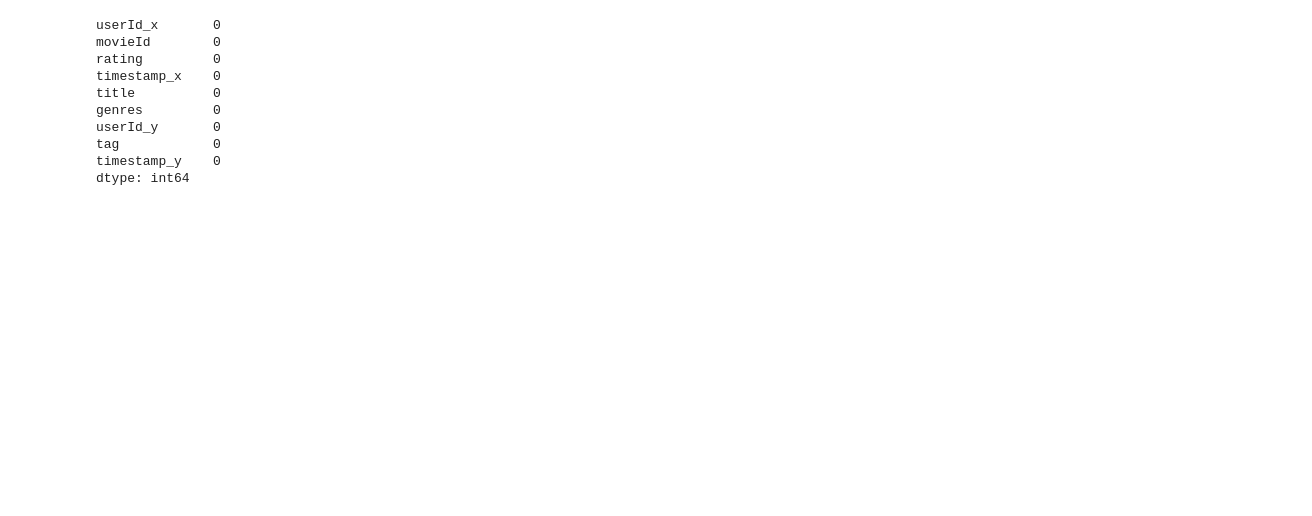
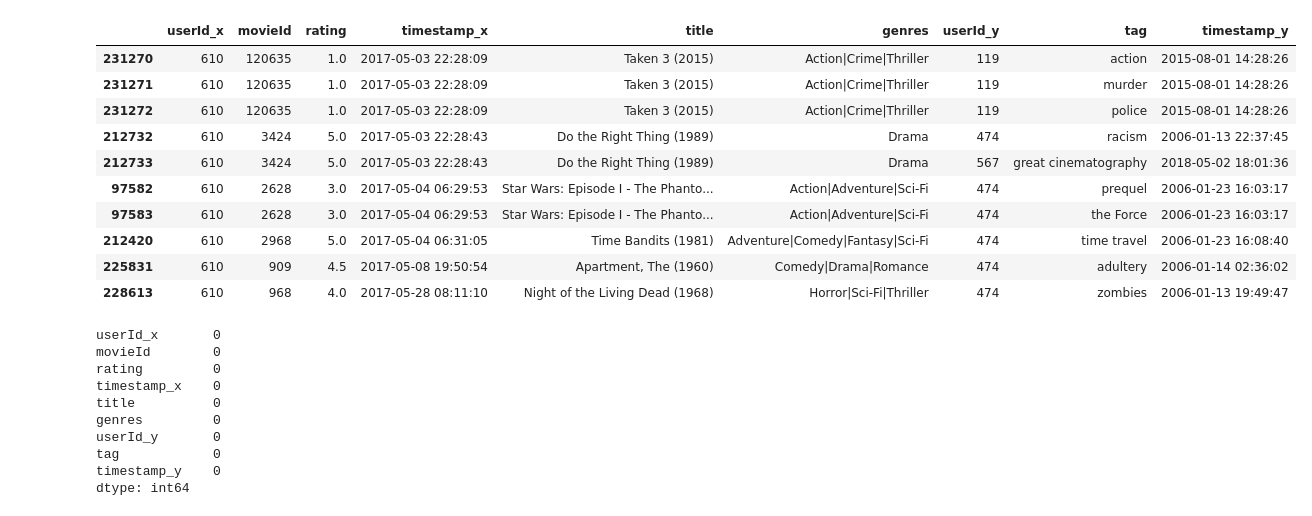
Before and after one commit to lmntrx-sys/RecSys, a Jupyter notebook: data_test.ipynb, the cells around one changed output. Saved outputs shown, nothing was run; the diff lists cells and outputs as text; code cells hidden in the pictures; blank space fills up the shorter version.

```diff
--- a/data_test.ipynb
+++ b/data_test.ipynb
@@ -61,3 +96,17 @@ data.head(5)
+# %%
+data.tail(10)
+# %% [output]
+|  | userId_x | movieId | rating | timestamp_x | title | genres | userId_y | tag | timestamp_y |
+| 231270 | 610 | 120635 | 1.0 | 2017-05-03 22:28:09 | Taken 3 (2015) | Action|Crime|Thriller | 119 | action | 2015-08-01 14:28:26 |
+| 231271 | 610 | 120635 | 1.0 | 2017-05-03 22:28:09 | Taken 3 (2015) | Action|Crime|Thriller | 119 | murder | 2015-08-01 14:28:26 |
+| 231272 | 610 | 120635 | 1.0 | 2017-05-03 22:28:09 | Taken 3 (2015) | Action|Crime|Thriller | 119 | police | 2015-08-01 14:28:26 |
+| 212732 | 610 | 3424 | 5.0 | 2017-05-03 22:28:43 | Do the Right Thing (1989) | Drama | 474 | racism | 2006-01-13 22:37:45 |
+| 212733 | 610 | 3424 | 5.0 | 2017-05-03 22:28:43 | Do the Right Thing (1989) | Drama | 567 | great cinematography | 2018-05-02 18:01:36 |
+| 97582 | 610 | 2628 | 3.0 | 2017-05-04 06:29:53 | Star Wars: Episode I - The Phanto... | Action|Adventure|Sci-Fi | 474 | prequel | 2006-01-23 16:03:17 |
+| 97583 | 610 | 2628 | 3.0 | 2017-05-04 06:29:53 | Star Wars: Episode I - The Phanto... | Action|Adventure|Sci-Fi | 474 | the Force | 2006-01-23 16:03:17 |
+| 212420 | 610 | 2968 | 5.0 | 2017-05-04 06:31:05 | Time Bandits (1981) | Adventure|Comedy|Fantasy|Sci-Fi | 474 | time travel | 2006-01-23 16:08:40 |
+| 225831 | 610 | 909 | 4.5 | 2017-05-08 19:50:54 | Apartment, The (1960) | Comedy|Drama|Romance | 474 | adultery | 2006-01-14 02:36:02 |
+| 228613 | 610 | 968 | 4.0 | 2017-05-28 08:11:10 | Night of the Living Dead (1968) | Horror|Sci-Fi|Thriller | 474 | zombies | 2006-01-13 19:49:47 |
 # %%
 # Check for missing values
 data.isnull().sum()
```
Also changed, not shown: parts of 15 cells of this notebook.
